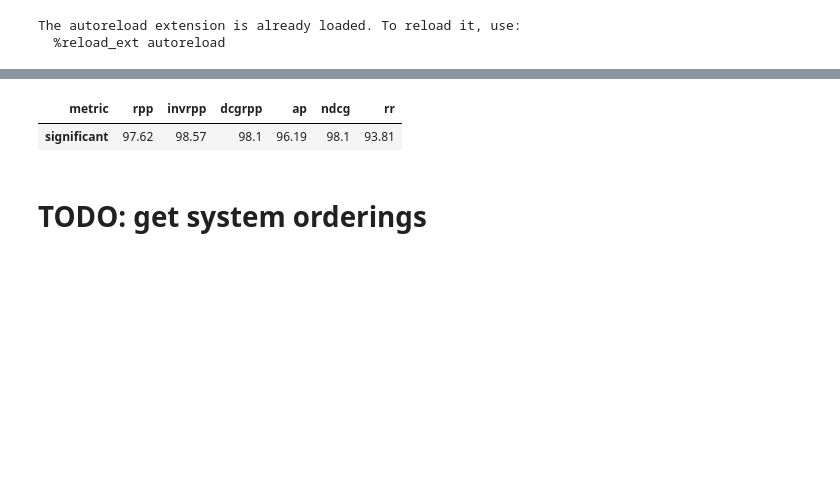
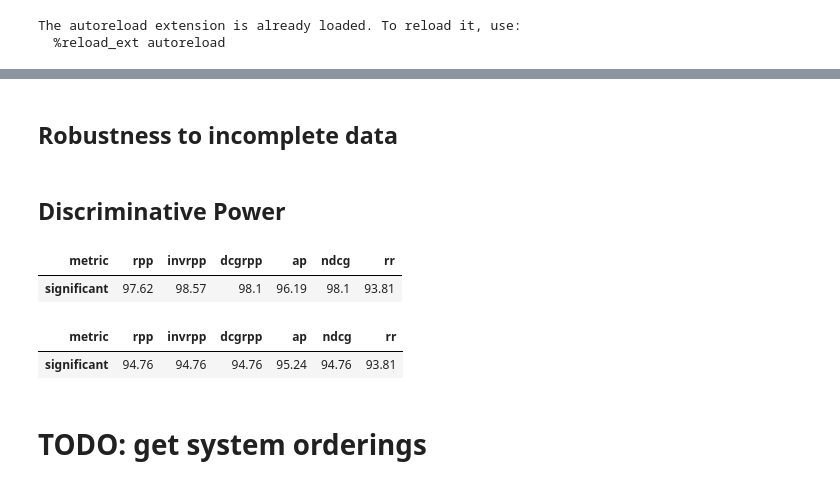
Before and after one commit to SitaraLiang/ir-rpp-project, a Jupyter notebook: experiments/vlad/statistics_on_scores.ipynb, the cells around one changed output, grey strips where cells are left out. Drawn from its saved outputs; the diff is of its cells as text; code cells hidden in the pictures; blank space fills up the shorter version.

```diff
--- a/experiments/vlad/sandbox.ipynb
+++ b/experiments/vlad/statistics_on_scores.ipynb
@@ -31,9 +69,19 @@ summary, preferences, raw_metrics = get_prefs(
+# %% [markdown]
+## Robustness to incomplete data
+# %% [markdown]
+## Discriminative Power
 # %%
 df_ttest, df_summary = run_ttests(pd.DataFrame(preferences))
 df_summary
 # %% [output]
 | metric | rpp | invrpp | dcgrpp | ap | ndcg | rr |
 | significant | 97.62 | 98.57 | 98.1 | 96.19 | 98.1 | 93.81 |
+# %%
+df_ttest_hsd, df_summary_hsd = run_tukeys_hsd_test(pd.DataFrame(preferences))
+df_summary_hsd
+# %% [output]
+| metric | rpp | invrpp | dcgrpp | ap | ndcg | rr |
+| significant | 94.76 | 94.76 | 94.76 | 95.24 | 94.76 | 93.81 |
 # %% [markdown]
 # TODO: get system orderings
 # %%
```
Also changed, not shown: parts of 11 cells of this notebook, 3 other files.
